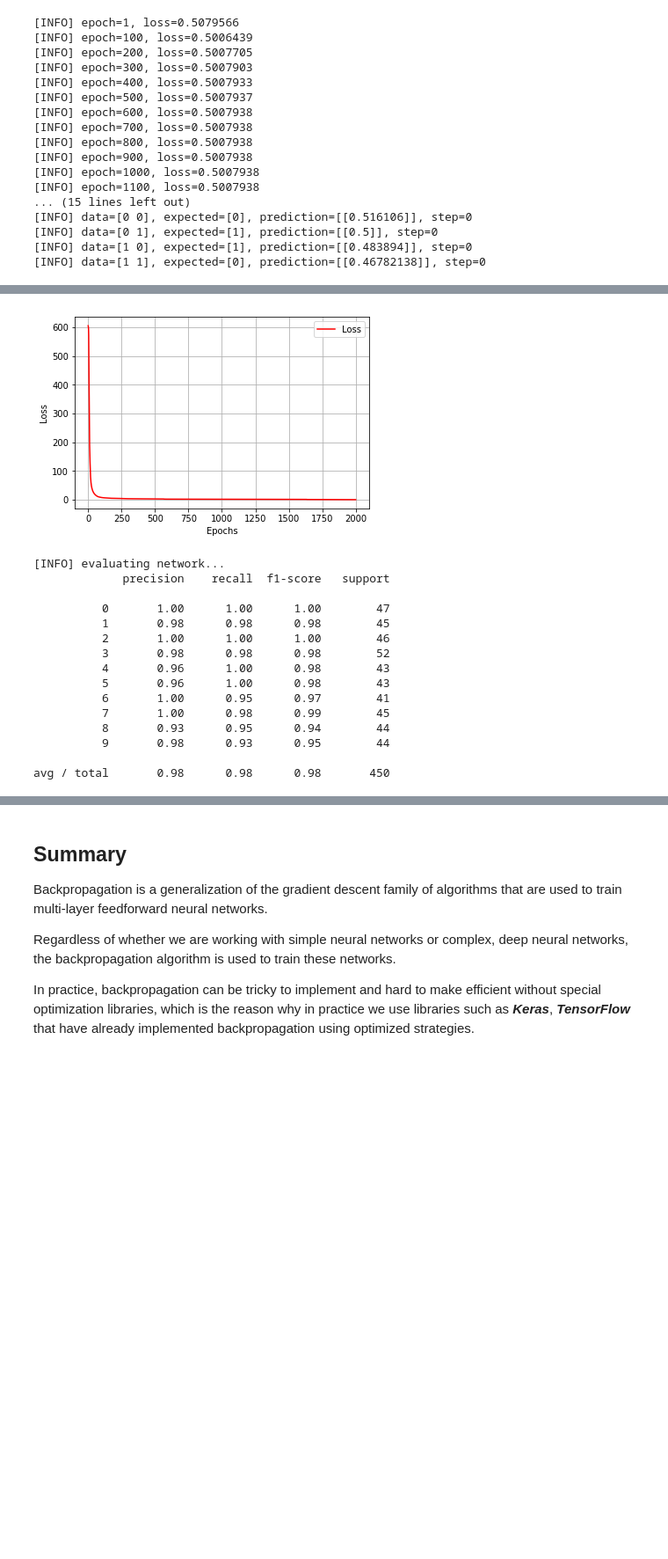
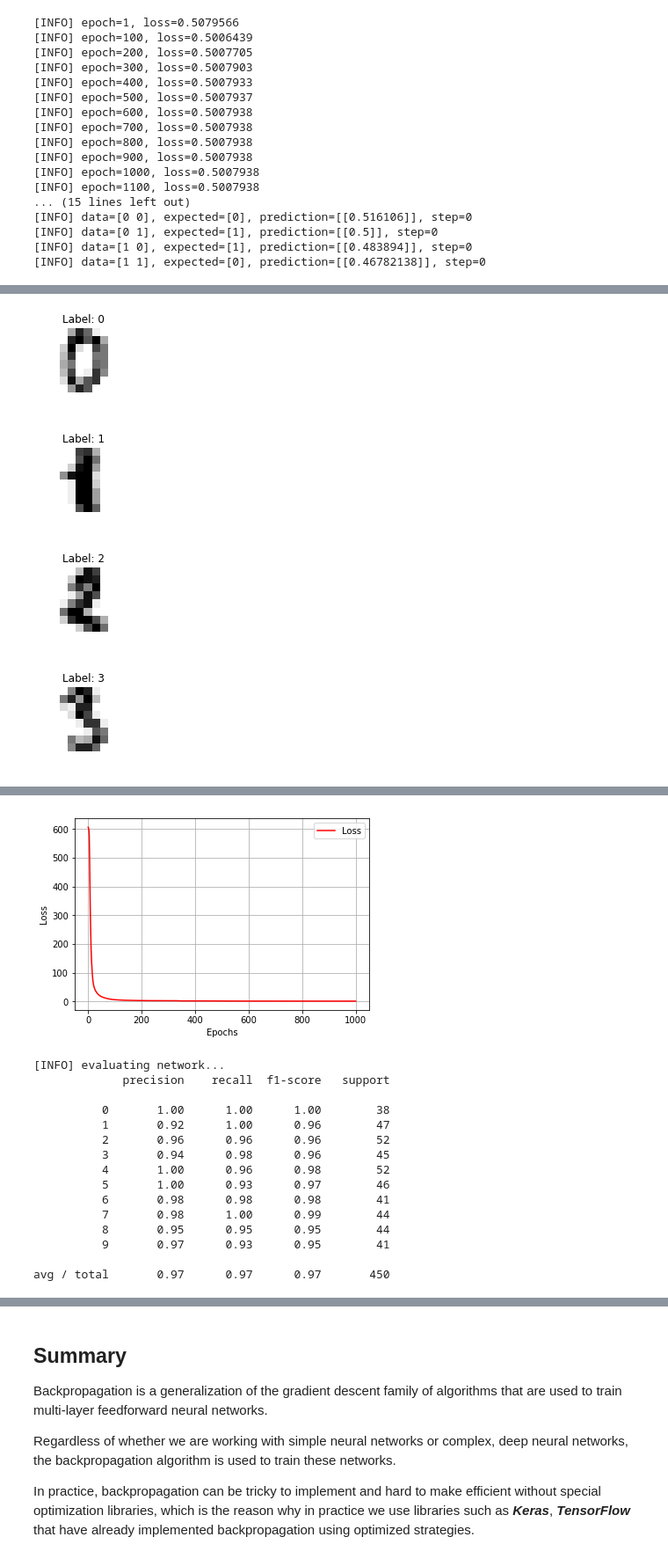
Before and after one commit to fractus-io/neural-networks-tutorial, a Jupyter notebook: NeuralNetworksBasics.ipynb, the cells around one changed output, grey strips where cells are left out. Shown at 88% size. Saved outputs shown, nothing was run; the diff lists cells and outputs as text; code cells hidden in the pictures; blank space fills up the shorter version.

```diff
--- a/NeuralNetworksBasics.ipynb
+++ b/NeuralNetworksBasics.ipynb
@@ -984,38 +1058,70 @@ for i in range(0, 4):
 # %%
 from sklearn.preprocessing import LabelBinarizer
 from sklearn.model_selection import train_test_split
 from sklearn.metrics import classification_report
 from sklearn import datasets
+import matplotlib.pylab as plt
 
-digits = datasets.load_digits()
-data = digits.data.astype("float")
+# load data set
+dataset = datasets.load_digits()
+
+# draw first 4 images
+images_and_labels = list(zip(dataset.images, dataset.target))
+for index, (image, label) in enumerate(images_and_labels[:4]):
+    plt.subplot(2, 4, index + 1)
+    plt.axis('off')
+    plt.imshow(image, cmap=plt.cm.gray_r, interpolation='nearest')
+    plt.title('Label: %i' % label)
+    plt.show()
+
+# check the shape of the data field from dataset, expected shape is(1797, 64)
+print("[INFO] dataset shape(samples, dimension): {}".format(dataset.data.shape))
+
+# print last record before scaling
+print("[INFO] last record before scaling ...")
+print(dataset.data[-1])
+
+# scale the data in range 0,1
+data = dataset.data.astype("float")
 data = (data - data.min()) / (data.max() - data.min())
-print("[INFO] samples: {}, dim: {}".format(data.shape[0],data.shape[1]))
 
-(trainX, testX, trainY, testY) = train_test_split(data, digits.target, test_size=0.25)
+# print last record after scaling
+print("[INFO] last record after scaling ...")
+print(data[-1])
+
+# split the data into train and test datasets, X is related to inputs, Y to outputs
+(trainX, testX, trainY, testY) = train_test_split(data, dataset.target, test_size=0.25)
 
 # convert the labels from integers to vectors
 trainY = LabelBinarizer().fit_transform(trainY)
 testY = LabelBinarizer().fit_transform(testY)
 
-print("[INFO] training network...")
-nn = NeuralNetwork([trainX.shape[1], 32, 16, 10])
-print("[INFO] {}".format(nn))
-nn.fit(trainX, trainY, epochs=2000)
+print("[INFO] last train output record ...")
+print(trainY[-1])
+
+
+print("[INFO] build the neural network ...")
+nn = NeuralNetwork([trainX.shape[1], 32, 20, 10])
+
+# train the network
+nn.fit(trainX, trainY, epochs=1000)
 
 # plot the loss
 history_epochs = np.linspace(0, len(nn.history_loss), len(nn.history_loss))
 
 plt.grid(True)
 plt.xlabel('Epochs')
 plt.ylabel('Loss')
 plt.plot(history_epochs, nn.history_loss, label='Loss', color='r')
 plt.legend()
 plt.show()
 
-
 print("[INFO] evaluating network...")
 predictions = nn.predict(testX)
 predictions = predictions.argmax(axis=1)
 print(classification_report(testY.argmax(axis=1), predictions))
 # %% [output]
+[figure, new version]
+[figure, added]
+[figure, added]
+[figure, added]
@@ -1039,16 +1145,16 @@ print(classification_report(testY.argmax(axis=1), predictions))
-[figure, old version]
+[figure, added]
 [INFO] evaluating network...
              precision    recall  f1-score   support
 
-          0       1.00      1.00      1.00        47
-          1       0.98      0.98      0.98        45
-          2       1.00      1.00      1.00        46
-          3       0.98      0.98      0.98        52
-          4       0.96      1.00      0.98        43
-          5       0.96      1.00      0.98        43
-          6       1.00      0.95      0.97        41
-          7       1.00      0.98      0.99        45
-          8       0.93      0.95      0.94        44
-          9       0.98      0.93      0.95        44
+          0       1.00      1.00      1.00        38
+          1       0.92      1.00      0.96        47
+          2       0.96      0.96      0.96        52
+          3       0.94      0.98      0.96        45
+          4       1.00      0.96      0.98        52
+          5       1.00      0.93      0.97        46
+          6       0.98      0.98      0.98        41
+          7       0.98      1.00      0.99        44
+          8       0.95      0.95      0.95        44
+          9       0.97      0.93      0.95        41
 
-avg / total       0.98      0.98      0.98       450
+avg / total       0.97      0.97      0.97       450
```
Also changed, not shown: parts of 6 cells of this notebook.
